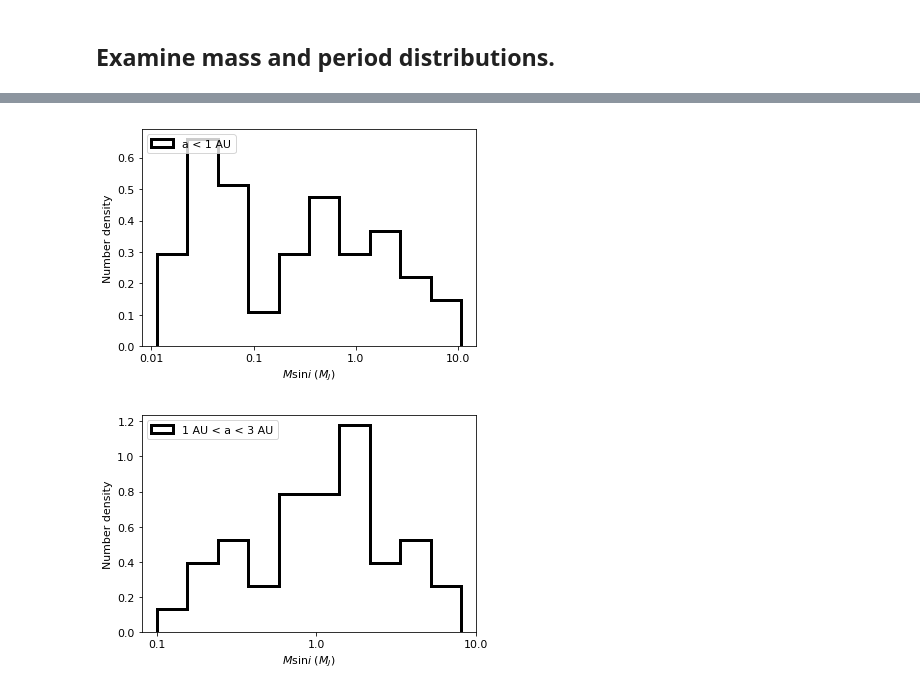
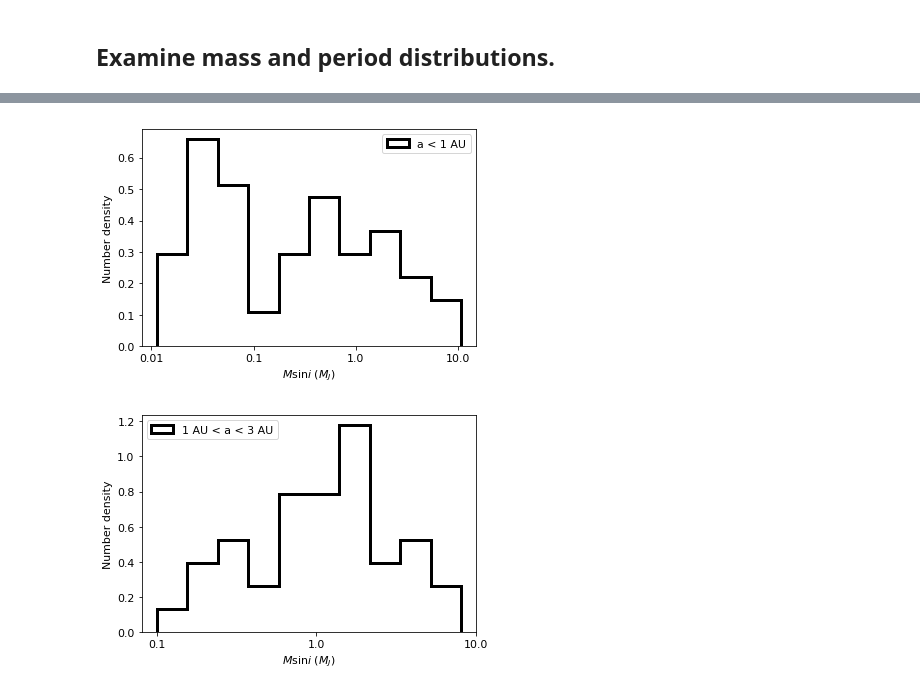
Before and after one commit to leerosenthalj/CLSI, a Jupyter notebook: Notebook_Statistics.ipynb, the cells around one changed output, grey strips where cells are left out. Cells and saved outputs as stored; diff of their text form; code cells hidden in the pictures.

```diff
--- a/Notebook_Statistics.ipynb
+++ b/Notebook_Statistics.ipynb
@@ -1394,28 +1402,28 @@ masses_far   = masses_planet.query('axis > 3 and mass < 15')
 # %%
 mclose = masses_close.mass
 #thresh_close = np.log10(0.075) #50% completeness threshold
 
 fig, ax = plt.subplots()
 ax.hist(np.log10(mclose), bins=10, density=True, histtype='step',
         lw=3, color='black', alpha=1, label='a < 1 AU')
 
 matplotlib.rcParams.update({'font.size': 11})
 ax.set(xlabel=r'$M\mathrm{sin}i\ (M_J)$',
           ylabel='Number density')
 matplotlib.rcParams.update({'font.size': 11})
 #ax.set_title(r'$M$sin$i$ > 0.1 $M_J$, a > 0.1 AU')
 
 def format_fn(tick_val, tick_pos):
     return str(10**tick_val)
     #return str(int(10**tick_val))
 ax.xaxis.set_major_formatter(FuncFormatter(format_fn))
 ax.xaxis.set_major_locator(MaxNLocator(integer=True))
 matplotlib.rcParams.update({'font.size': 11})
-ax.legend(loc=2)
+ax.legend(loc=1)
 
 fig.savefig('planet_candidates/close_histogram.png', dpi=1000)
 # %% [output]
-[figure, old version]
+[figure, new version]
 # %%
 mmid = masses_mid.mass
 thresh_mid = np.log10(0.15) #50% completeness threshold
```
Also changed, not shown: parts of 17 cells of this notebook, 2 other files.
